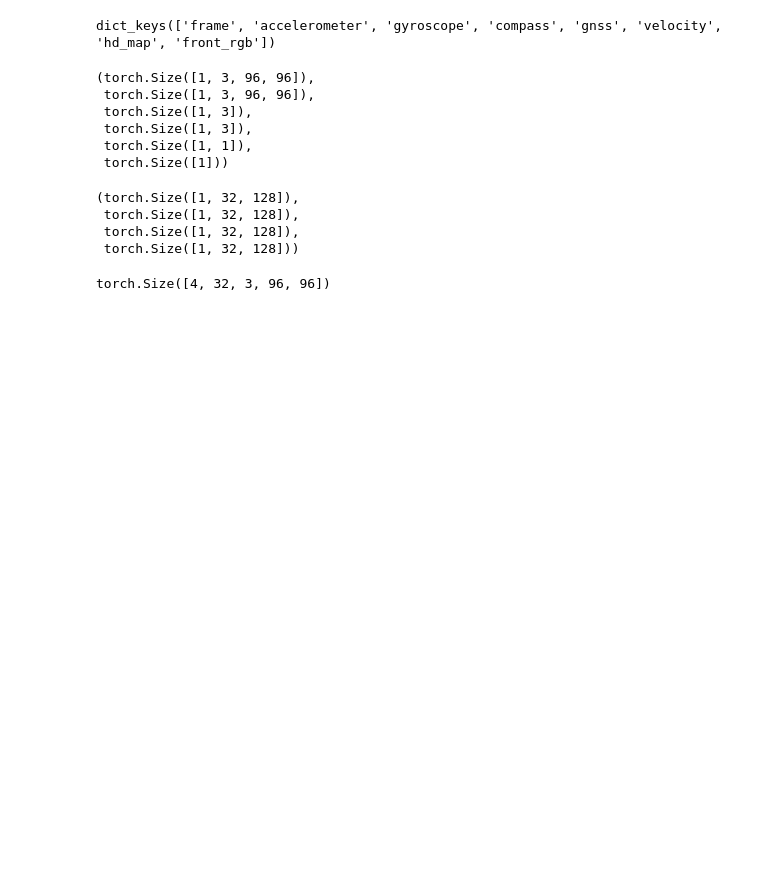
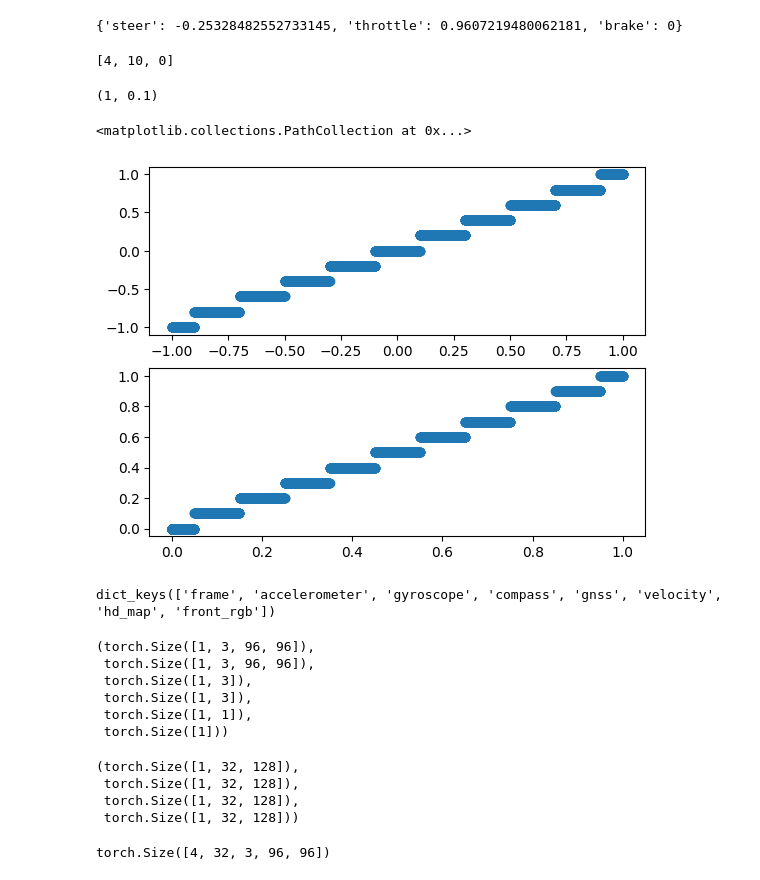
Before and after one commit to miladsamim/scenario_runner_, a Jupyter notebook: model.ipynb, the cells around one changed output. Saved outputs shown, nothing was run; the diff lists cells and outputs as text; code cells hidden in the pictures; blank space fills up the shorter version.

```diff
--- a/model.ipynb
+++ b/model.ipynb
@@ -18,3 +23,71 @@ from srunner.tools import dotdict
+# %%
+steering_space = [-1.0, -0.8, -0.6, -0.4, -0.2, 0.0, 0.2, 0.4, 0.6, 0.8, 1.0]
+throttle_space = [0.0, 0.1, 0.2, 0.3, 0.4, 0.5, 0.6, 0.7, 0.8, 0.9, 1.0]
+use_throttle = random.random() < 0.5
+act = {'steer': random.random()*2-1, # [-1,1]
+       'throttle': random.random() if use_throttle else 0,
+       'brake': random.random() if not use_throttle else 0}
+def real_to_space_idx(space, val, delta):
+       idx = len(space)-1
+       for i in range(len(space)):
+              if val - delta < space[i]:
+                     idx = i
+                     break
+       return idx
+act
+# %% [output]
+{'steer': -0.25328482552733145, 'throttle': 0.9607219480062181, 'brake': 0}
+# %%
+brake_space = throttle_space
+steer_delta = 0.2/2
+delta = 0.1/2
+
+def act_to_discrete_split(act, steering_space, throttle_space, brake_space,
+                          steer_delta=0.2/2, delta=0.1/2):
+    throttle_used = True if act['throttle'] > 0 else False
+
+    steering_idx = real_to_space_idx(steering_space, act['steer'], steer_delta)
+    if throttle_used:
+        throttle_idx = real_to_space_idx(throttle_space, act['throttle'], delta)
+        brake_idx = 0
+    else:
+        brake_idx = real_to_space_idx(brake_space, act['brake'], delta)
+        throttle_idx = 0
+    return [steering_idx, throttle_idx, brake_idx]
+act_to_discrete_split(act, steering_space, throttle_space, brake_space)
+# %% [output]
+[4, 10, 0]
+# %%
+steer_x = []
+steer_val = []
+throttle_x = []
+throttle_val = []
+for i in range(10000):
+       use_throttle = random.random() < 0.5
+       act = {'steer': random.random()*2-1, # [-1,1]
+       'throttle': random.random() if use_throttle else 0,
+       'brake': random.random() if not use_throttle else 0}
+       steer = act['steer']
+       steer_idx = real_to_space_idx(steering_space, steer, steer_delta)
+       steer_x.append(steer)
+       steer_val.append(steering_space[steer_idx])
+       throttle_idx = real_to_space_idx(throttle_space, act['throttle'], delta)
+       throttle_x.append(act['throttle'])
+       throttle_val.append(throttle_space[throttle_idx])
+       # print("steer: ", f'{steer:> 20}', steer_idx, steering_space[steer_idx])
+# %%
+idx = real_to_space_idx(throttle_space, 0.1, delta)
+idx, throttle_space[idx]
+# %% [output]
+(1, 0.1)
+# %%
+fig, ax = plt.subplots(2)
+ax[0].scatter(steer_x, steer_val)
+ax[1].scatter(throttle_x, throttle_val)
+# plt.scatter(x=steer_x, y=steer_val)
+# %% [output]
+<matplotlib.collections.PathCollection at 0x...>
+[figure, added]
 # %%
 with open('state.pickle', 'rb') as fp:
     state = pickle.load(fp)
```
Also changed, not shown: parts of 5 cells of this notebook, 28 other files.
